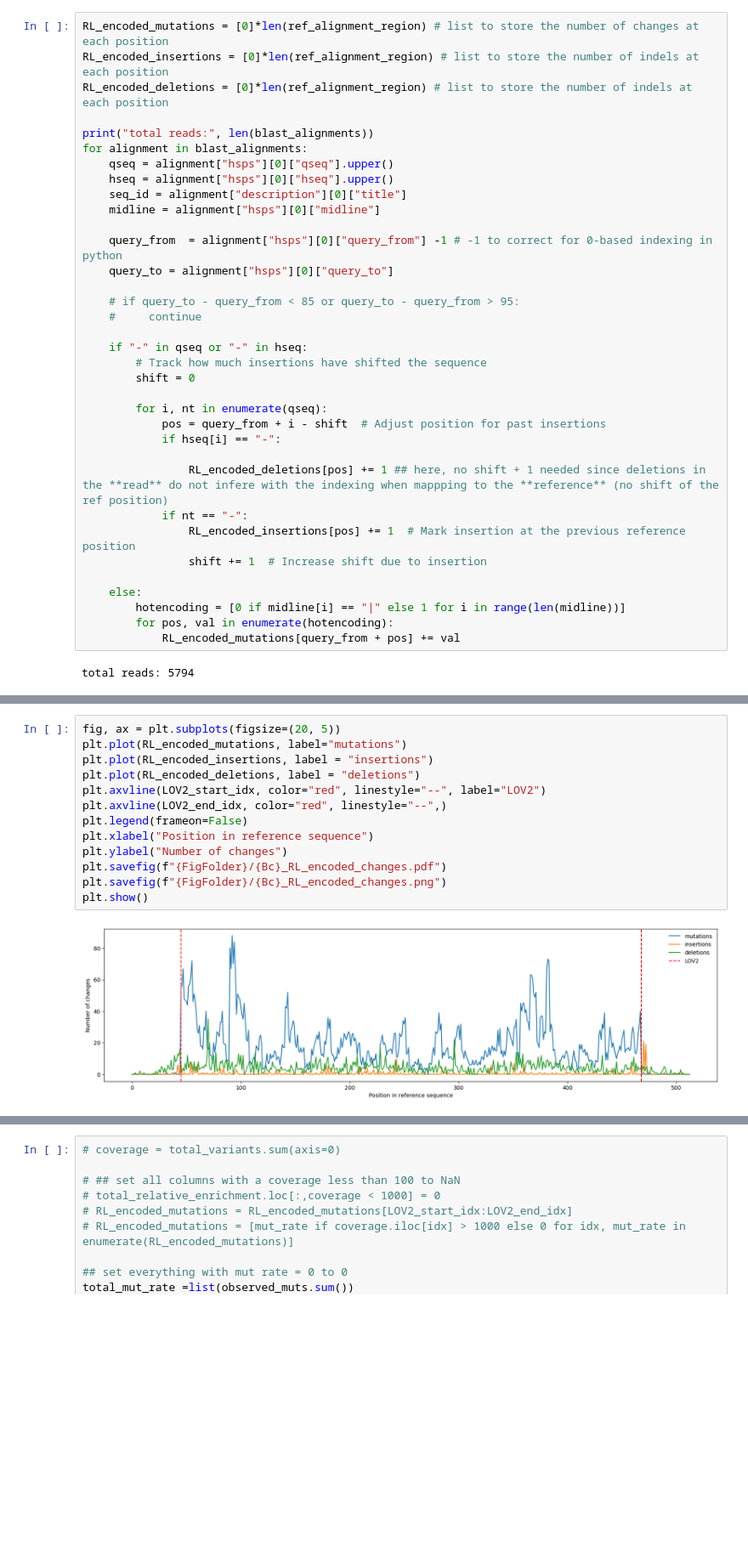
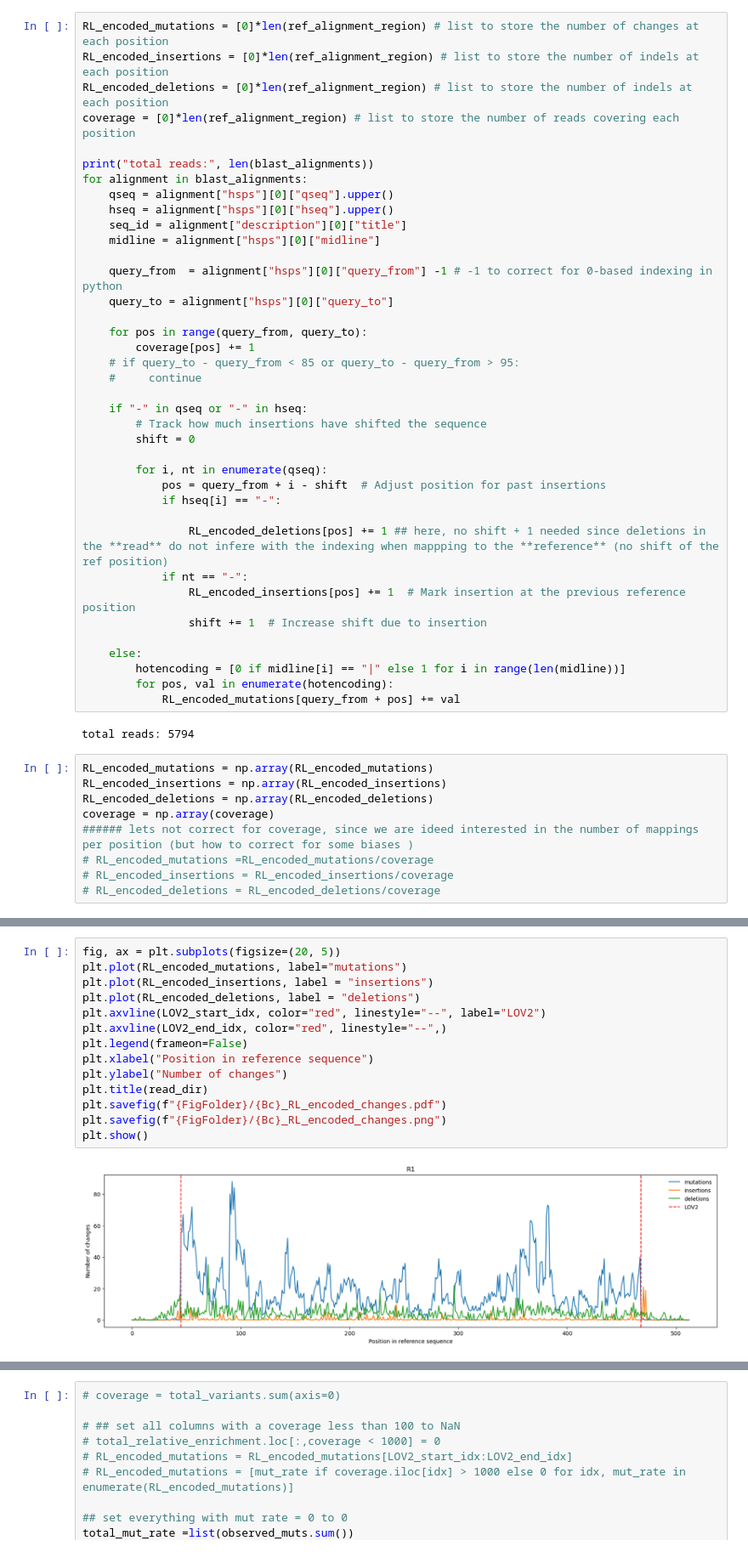
Before and after one commit to AliceHovsepyan/pogo_pance_draft, a Jupyter notebook: RL_characterization.ipynb, the cells around one changed output, grey strips where cells are left out. Shown at 85% size. Cells and saved outputs as stored; diff of their text form; blank space fills up the shorter version.

```diff
--- a/RL_characterization.ipynb
+++ b/RL_characterization.ipynb
@@ -304,6 +327,7 @@ if not os.path.exists(FigFolder):
 RL_encoded_mutations = [0]*len(ref_alignment_region) # list to store the number of changes at each position
 RL_encoded_insertions = [0]*len(ref_alignment_region) # list to store the number of indels at each position
 RL_encoded_deletions = [0]*len(ref_alignment_region) # list to store the number of indels at each position
+coverage = [0]*len(ref_alignment_region) # list to store the number of reads covering each position
 
 print("total reads:", len(blast_alignments))
 for alignment in blast_alignments:
@@ -315,6 +339,8 @@ for alignment in blast_alignments:
     query_from  = alignment["hsps"][0]["query_from"] -1 # -1 to correct for 0-based indexing in python
     query_to = alignment["hsps"][0]["query_to"]
 
+    for pos in range(query_from, query_to):
+        coverage[pos] += 1
     # if query_to - query_from < 85 or query_to - query_from > 95:
     #     continue
 
@@ -337,3 +363,12 @@ for alignment in blast_alignments:
             RL_encoded_mutations[query_from + pos] += val
 # %% [output]
 total reads: 5794
+# %%
+RL_encoded_mutations = np.array(RL_encoded_mutations)
+RL_encoded_insertions = np.array(RL_encoded_insertions)
+RL_encoded_deletions = np.array(RL_encoded_deletions)
+coverage = np.array(coverage)
+###### lets not correct for coverage, since we are ideed interested in the number of mappings per position (but how to correct for some biases )
+# RL_encoded_mutations =RL_encoded_mutations/coverage
+# RL_encoded_insertions = RL_encoded_insertions/coverage
+# RL_encoded_deletions = RL_encoded_deletions/coverage
@@ -340,18 +390,19 @@ total reads: 5794
 # %%
 fig, ax = plt.subplots(figsize=(20, 5))
 plt.plot(RL_encoded_mutations, label="mutations")
 plt.plot(RL_encoded_insertions, label = "insertions")
 plt.plot(RL_encoded_deletions, label = "deletions")
 plt.axvline(LOV2_start_idx, color="red", linestyle="--", label="LOV2")
 plt.axvline(LOV2_end_idx, color="red", linestyle="--",)
 plt.legend(frameon=False)
 plt.xlabel("Position in reference sequence")
 plt.ylabel("Number of changes")
+plt.title(read_dir)
 plt.savefig(f"{FigFolder}/{Bc}_RL_encoded_changes.pdf")
 plt.savefig(f"{FigFolder}/{Bc}_RL_encoded_changes.png")
 plt.show()
 # %% [output]
-[figure, old version]
+[figure, new version]
 # %%
 compared_to = "R35_BC1"
 observed_muts = pd.read_csv(f"{os.getcwd()}/output/R35/blast00/combined/enrichments/DNA/{compared_to}_S1_combined_DNA_enrichment_relative.csv", index_col=0)
```
Also changed, not shown: parts of 16 cells of this notebook, 2 other files.
